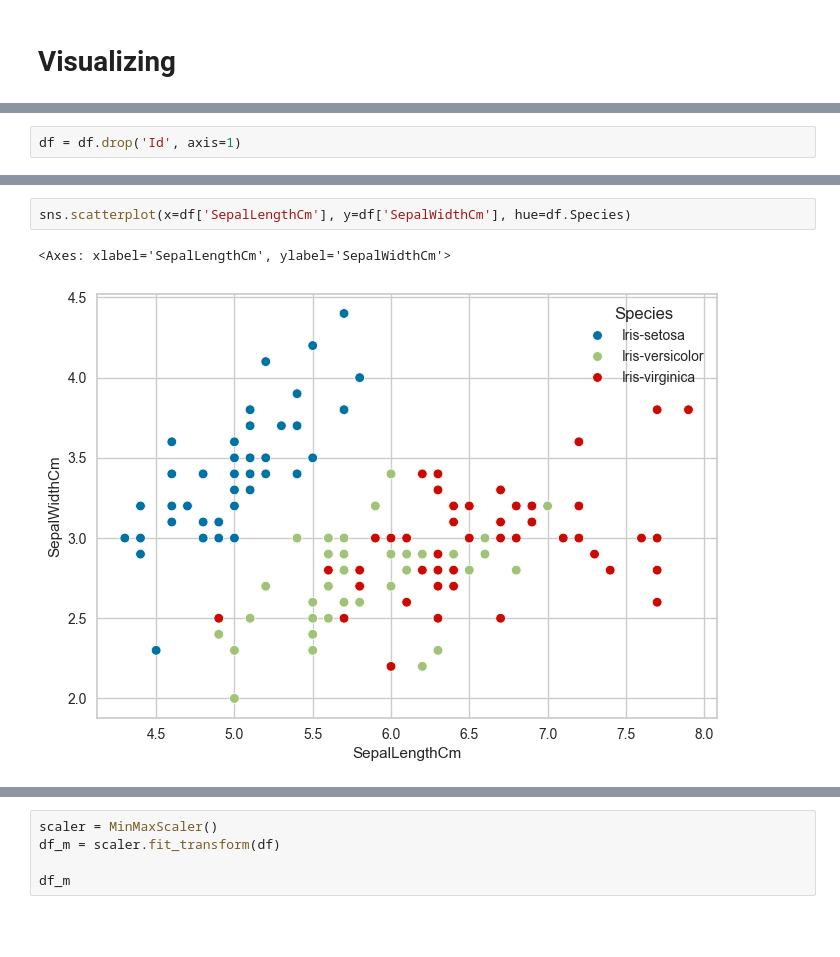
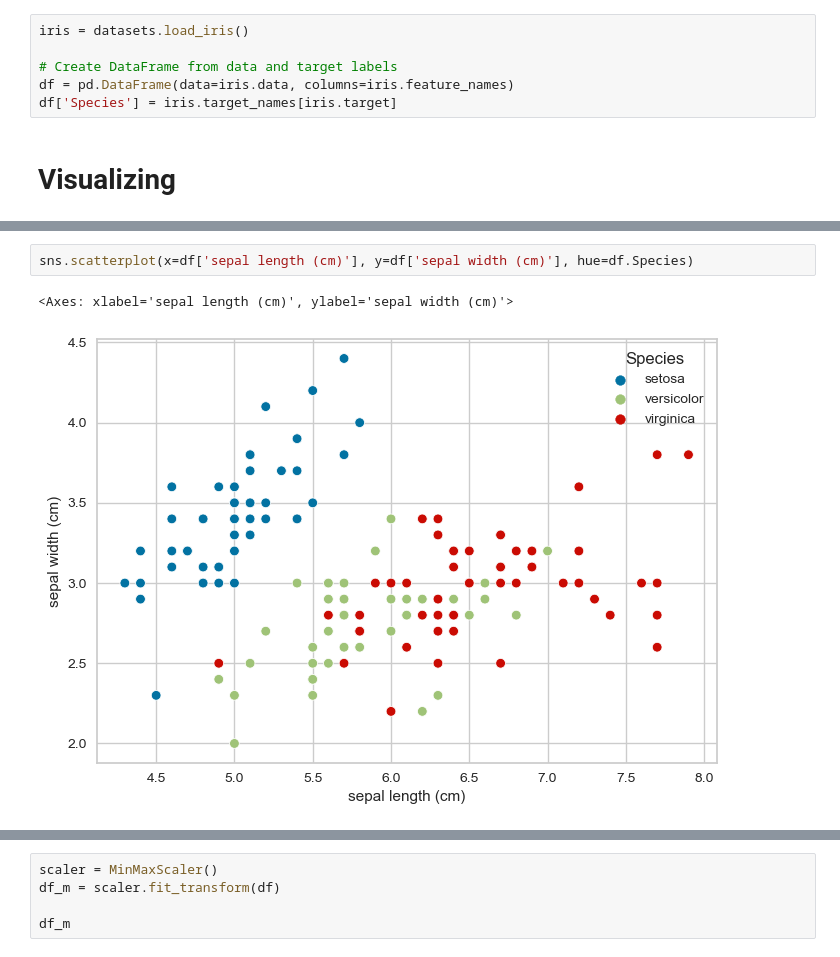
Before and after one commit to periclesbgf/iris-flower-dataset, a Jupyter notebook: iris.ipynb, the cells around one changed output, grey strips where cells are left out. Drawn from its saved outputs; the diff is of its cells as text; blank space fills up the shorter version.

```diff
--- a/iris.ipynb
+++ b/iris.ipynb
@@ -46,3 +18,9 @@ df = pd.read_csv('iris.csv')
+# %%
+iris = datasets.load_iris()
+
+# Create DataFrame from data and target labels
+df = pd.DataFrame(data=iris.data, columns=iris.feature_names)
+df['Species'] = iris.target_names[iris.target]
 # %% [markdown]
 # Visualizing
 # %%
@@ -93,5 +69,3 @@ Name: count, dtype: int64
-# %%
-df = df.drop('Id', axis=1)
 # %%
 df.head()
 # %% [output]
@@ -130,6 +104,6 @@ sns.pairplot(df, hue="Species", size=3)
 # %%
-sns.scatterplot(x=df['SepalLengthCm'], y=df['SepalWidthCm'], hue=df.Species)
+sns.scatterplot(x=df['sepal length (cm)'], y=df['sepal width (cm)'], hue=df.Species)
 # %% [output]
-<Axes: xlabel='SepalLengthCm', ylabel='SepalWidthCm'>
+<Axes: xlabel='sepal length (cm)', ylabel='sepal width (cm)'>
-[figure, old version]
+[figure, new version]
 # %%
```
Also changed, not shown: parts of 34 cells of this notebook.
